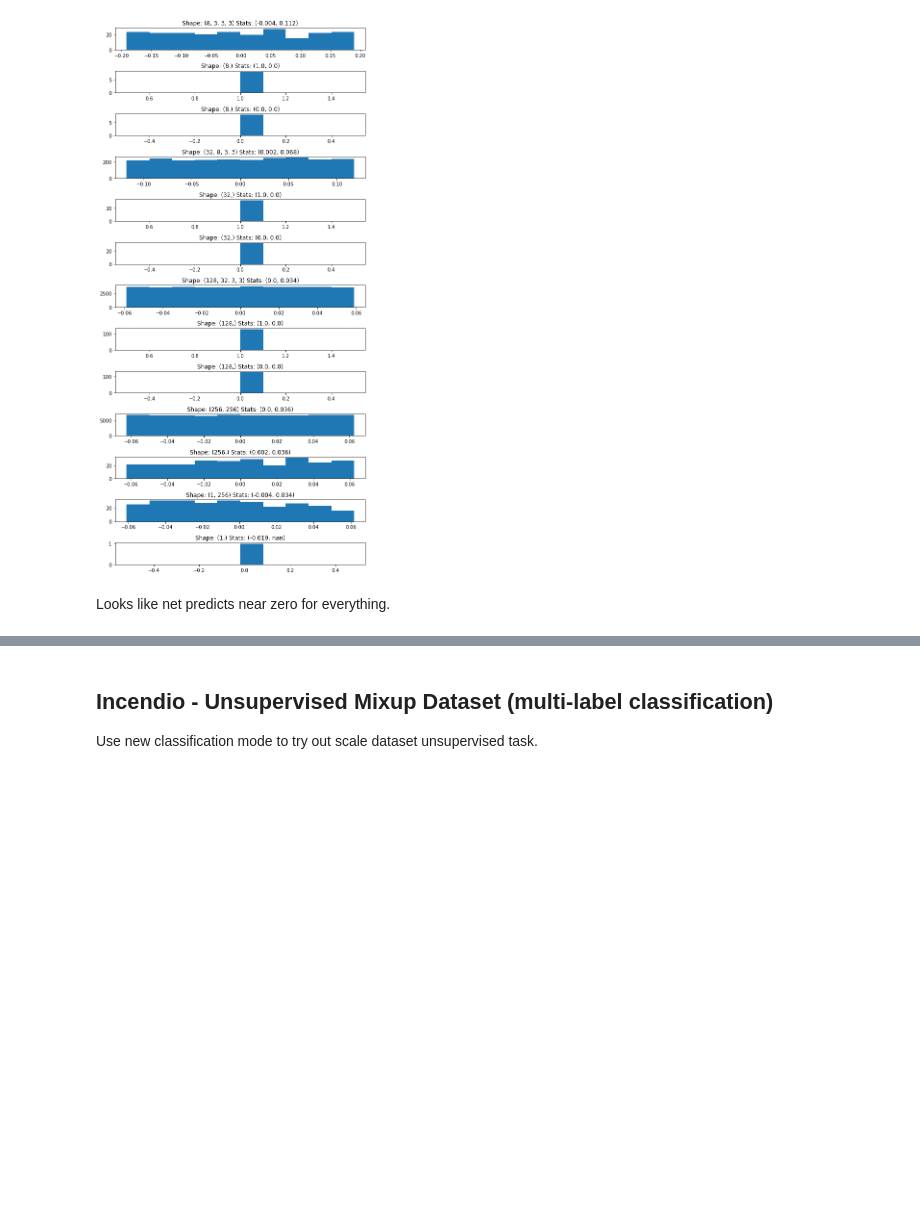
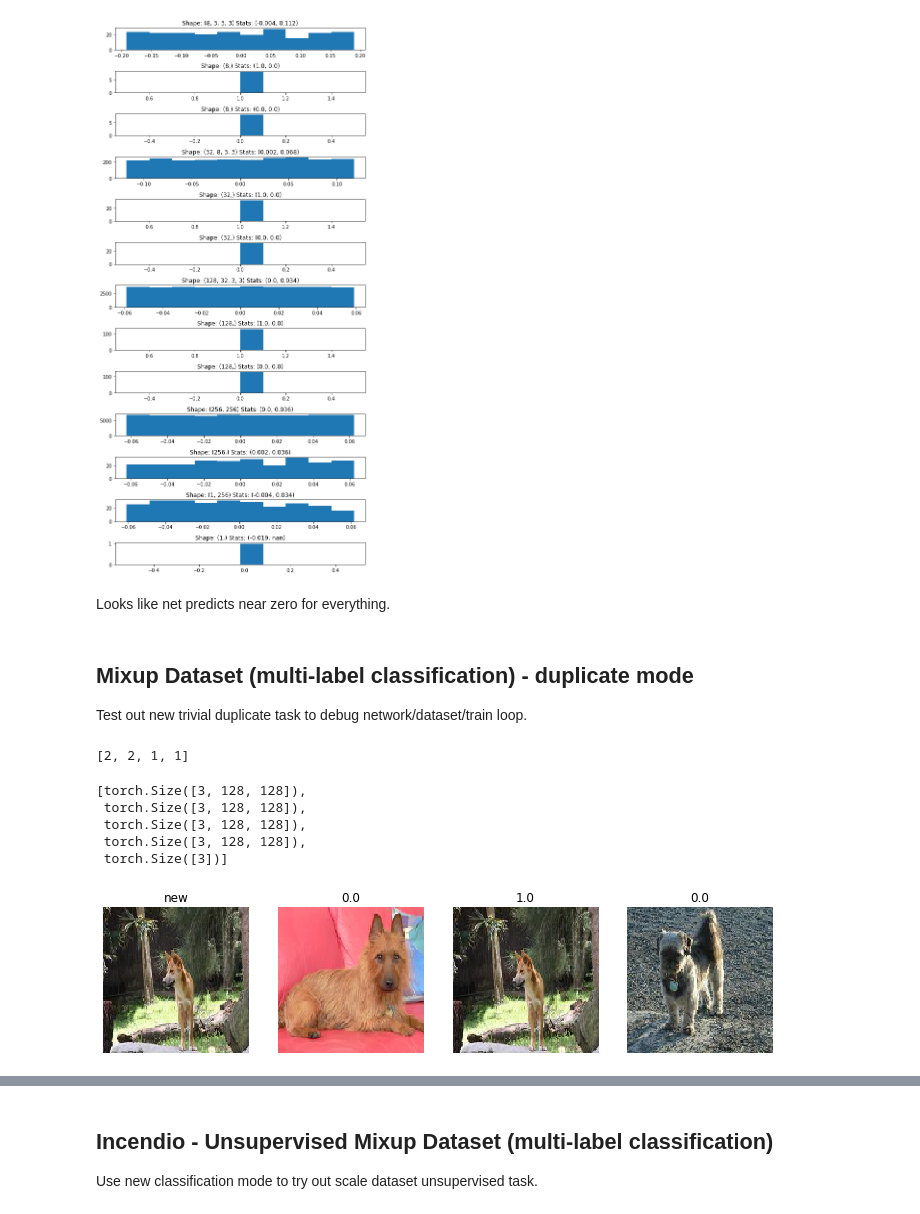
Before and after one commit to hdmamin/self-supervised-vision-exp, a Jupyter notebook: notebooks/nb03-lightning-first-test.ipynb, the cells around one changed output, grey strips where cells are left out. Drawn from its saved outputs; the diff is of its cells as text; code cells hidden in the pictures; blank space fills up the shorter version.

Commit message:
add debug modes to mixup ds

```diff
--- a/notebooks/nb03-lightning-first-test.ipynb
+++ b/notebooks/nb03-lightning-first-test.ipynb
@@ -847,3 +847,29 @@ for *xb, yb in dlt:
     print(spacer())
 # %% [markdown]
 Looks like net predicts near zero for everything.
+# %% [markdown]
+## Mixup Dataset (multi-label classification) - duplicate mode
+
+Test out new trivial duplicate task to debug network/dataset/train loop.
+# %%
+dst, dsv, dlt, dlv = get_databunch('data/imagewang-160/unsup', mode='mixup',
+                                   bs=2, train_pct=.5, max_train_len=4,
+                                   max_val_len=4, regression=False,
+                                   debug_mode='dup_src')
+lmap(len, dst, dsv, dlt, dlv)
+# %% [output]
+[2, 2, 1, 1]
+# %%
+*x, y = dst[0]
+smap(*x, y)
+# %% [output]
+[torch.Size([3, 128, 128]),
+ torch.Size([3, 128, 128]),
+ torch.Size([3, 128, 128]),
+ torch.Size([3, 128, 128]),
+ torch.Size([3])]
+# %%
+# dup_src mode
+show_images(x, titles=['new']+y.tolist())
+# %% [output]
+[figure, added]
```
Also changed, not shown: parts of 9 cells of this notebook, 3 other files.
